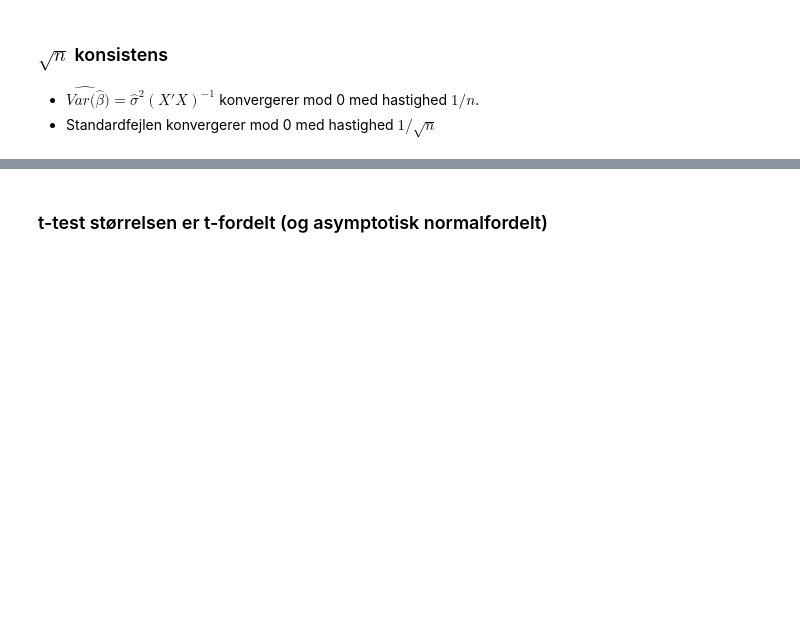
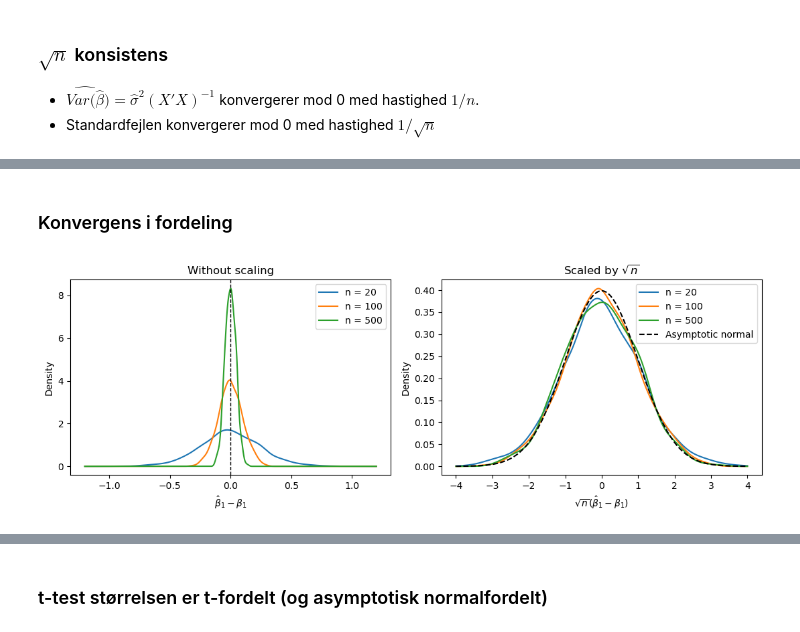
Before and after one commit to bschjerning/EconometricsA, a Jupyter notebook: 1_lectures/06_simulation/06_simulation_examples.ipynb, the cells around one changed output, grey strips where cells are left out. Saved outputs shown, nothing was run; the diff lists cells and outputs as text; code cells hidden in the pictures; blank space fills up the shorter version.

```diff
--- a/1_lectures/06_simulation/06_simulation_examples.ipynb
+++ b/1_lectures/06_simulation/06_simulation_examples.ipynb
@@ -444,2 +510,55 @@ plt.show()
+# %% [markdown]
+### Konvergens i fordeling
+# %%
+from scipy.stats import gaussian_kde, norm
+
+sample_sizes = [20, 100, 500]
+M = 2000
+j = 1  # beta_1: koefficienten på x1
+
+x_left = np.linspace(-1.2, 1.2, 500)
+x_right = np.linspace(-4, 4, 500)
+
+with plt.rc_context({'font.size': 10}):
+    fig, axes = plt.subplots(1, 2, figsize=(11, 4))
+
+    for n in sample_sizes:
+        b, _ = monte_carlo(
+            lambda: simulate(n=n, beta=beta0, sigma_u=1, dist='normal'),
+            S=M
+        )
+        error = b['x1'].to_numpy(dtype=float) - beta0[j]
+
+        axes[0].plot(x_left, gaussian_kde(error)(x_left), label=f'n = {n}')
+
+        scaled_error = np.sqrt(n) * error
+        axes[1].plot(
+            x_right, gaussian_kde(scaled_error)(x_right), label=f'n = {n}'
+        )
+
+    axes[0].axvline(0, color='black', linestyle='--', linewidth=1)
+    axes[1].plot(
+        x_right,
+        norm.pdf(x_right, scale=np.sqrt(Avar[j, j])),
+        color='black', linestyle='--', label='Asymptotic normal'
+    )
+
+    axes[0].set(
+        title='Without scaling',
+        xlabel=r'$\hat{\beta}_1-\beta_1$',
+        ylabel='Density'
+    )
+    axes[1].set(
+        title=r'Scaled by $\sqrt{n}$',
+        xlabel=r'$\sqrt{n}(\hat{\beta}_1-\beta_1)$',
+        ylabel='Density'
+    )
+    for ax in axes:
+        ax.legend()
+
+    fig.tight_layout()
+    plt.show()
+# %% [output]
+[figure, added]
 # %% [markdown]
 ## Hypotese test
```
Also changed, not shown: parts of 25 cells of this notebook.
